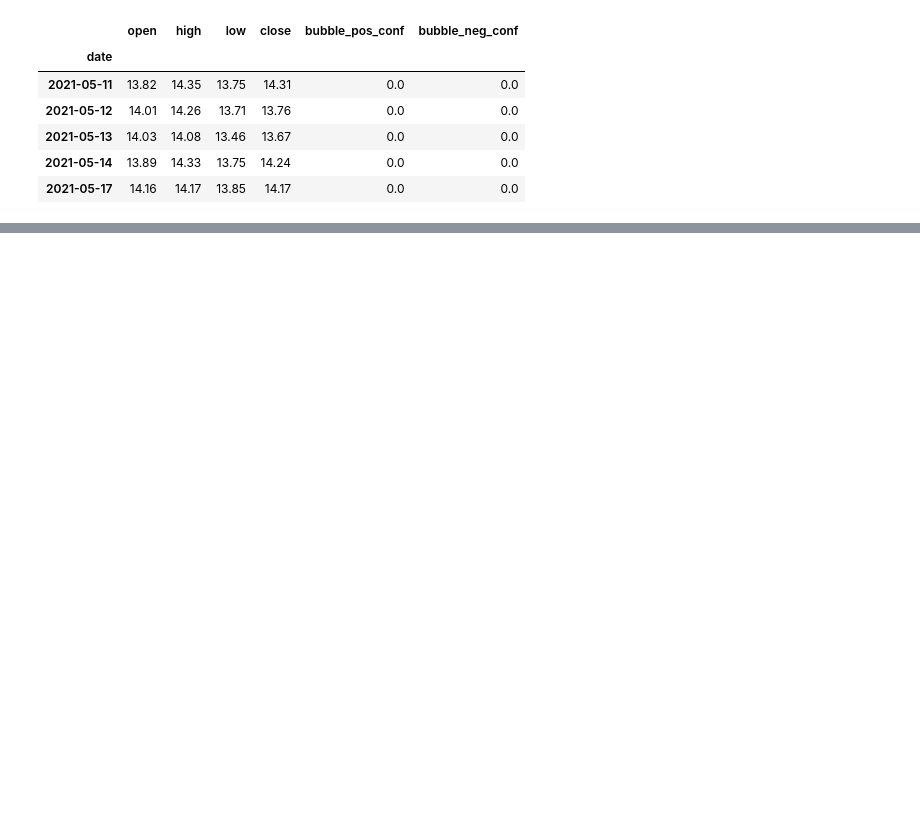
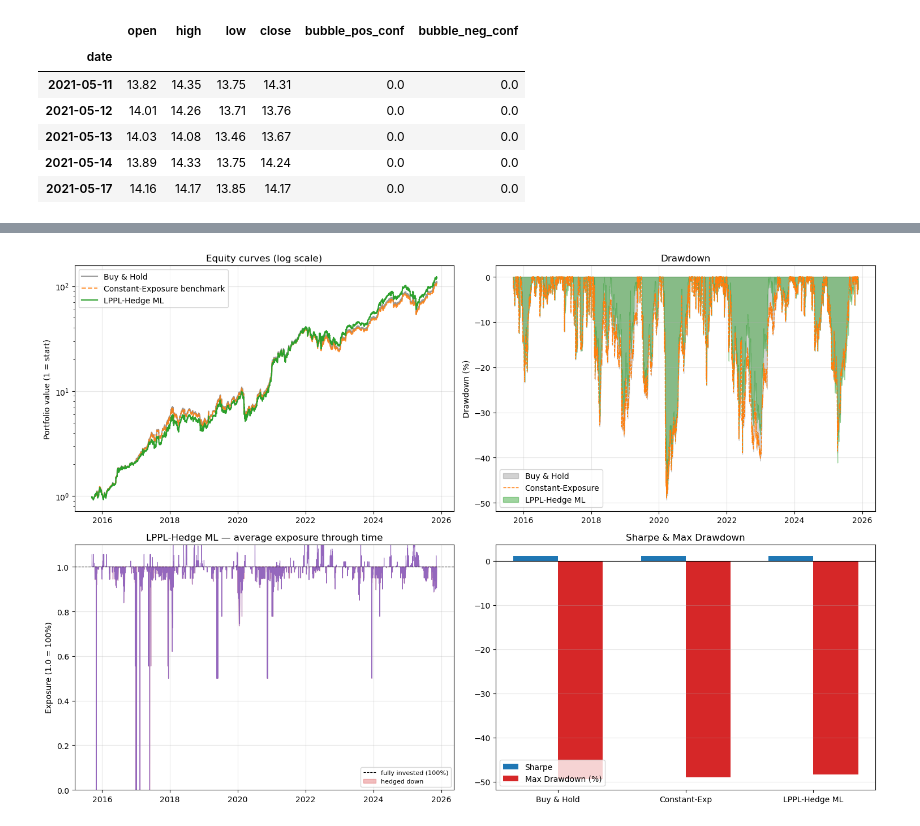
Before and after one commit to Belygg/financial-market-stability-lppl, a Jupyter notebook: project_files/LPPL_ML_Trading.ipynb, the cells around one changed output, grey strips where cells are left out. Saved outputs shown, nothing was run; the diff lists cells and outputs as text; code cells hidden in the pictures; blank space fills up the shorter version.

```diff
--- a/project_files/LPPL_ML_Trading.ipynb
+++ b/project_files/LPPL_ML_Trading.ipynb
@@ -738,0 +1117,53 @@ rows: 18128
+# %%
+# ── Aggregate performance plots (equal-weight across all assets) ──────────
+fig, axes = plt.subplots(2, 2, figsize=(15, 10))
+
+# 1. Equity curves
+ax = axes[0, 0]
+ax.plot(bt_bah['equity'],   label='Buy & Hold', color='gray', alpha=0.8)
+ax.plot(bt_const['equity'], label='Constant-Exposure benchmark', color='tab:orange',
+        alpha=0.85, linestyle='--')
+ax.plot(bt_hedge['equity'], label='LPPL-Hedge ML', color='tab:green', linewidth=1.6)
+ax.set_title('Equity curves (log scale)'); ax.set_ylabel('Portfolio value (1 = start)')
+ax.set_yscale('log'); ax.legend(); ax.grid(alpha=0.3)
+
+# 2. Drawdowns
+ax = axes[0, 1]
+ax.fill_between(bt_bah['drawdown'].index, bt_bah['drawdown'] * 100, 0,
+                alpha=0.35, color='gray', label='Buy & Hold')
+ax.plot(bt_const['drawdown'].index, bt_const['drawdown'] * 100,
+        color='tab:orange', linestyle='--', linewidth=1.0, label='Constant-Exposure')
+ax.fill_between(bt_hedge['drawdown'].index, bt_hedge['drawdown'] * 100, 0,
+                alpha=0.45, color='tab:green', label='LPPL-Hedge ML')
+ax.set_title('Drawdown'); ax.set_ylabel('Drawdown (%)')
+ax.legend(); ax.grid(alpha=0.3)
+
+# 3. LPPL-hedge exposure through time — shows the hedge actually moving
+ax = axes[1, 0]
+ax.plot(bt_hedge['daily'].index, bt_hedge['daily']['exposure'],
+        color='tab:purple', linewidth=0.8)
+ax.axhline(1.0, color='k', lw=0.8, ls='--', label='fully invested (100%)')
+ax.fill_between(bt_hedge['daily'].index, bt_hedge['daily']['exposure'], 1.0,
+                where=(bt_hedge['daily']['exposure'] < 1.0), color='tab:red',
+                alpha=0.3, label='hedged down')
+ax.set_ylim(0, 1.1)
+ax.set_title('LPPL-Hedge ML — average exposure through time')
+ax.set_ylabel('Exposure (1.0 = 100%)'); ax.legend(fontsize=8); ax.grid(alpha=0.3)
+
+# 4. Key metrics bar chart
+ax = axes[1, 1]
+names = ['Buy & Hold', 'Constant-Exp', 'LPPL-Hedge ML']
+bts   = [bt_bah, bt_const, bt_hedge]
+sharpes = [b['metrics']['Sharpe'] for b in bts]
+dds     = [b['metrics']['Max Drawdown'] * 100 for b in bts]
+x = np.arange(len(names)); w = 0.35
+ax.bar(x - w/2, sharpes, w, label='Sharpe', color='tab:blue')
+ax.bar(x + w/2, dds,     w, label='Max Drawdown (%)', color='tab:red')
+ax.set_xticks(x); ax.set_xticklabels(names)
+ax.axhline(0, color='k', lw=0.8); ax.set_title('Sharpe & Max Drawdown')
+ax.legend(); ax.grid(alpha=0.3, axis='y')
+
+plt.tight_layout()
+plt.show()
+# %% [output]
+[figure, added]
```
Also changed, not shown: parts of 40 cells of this notebook.
